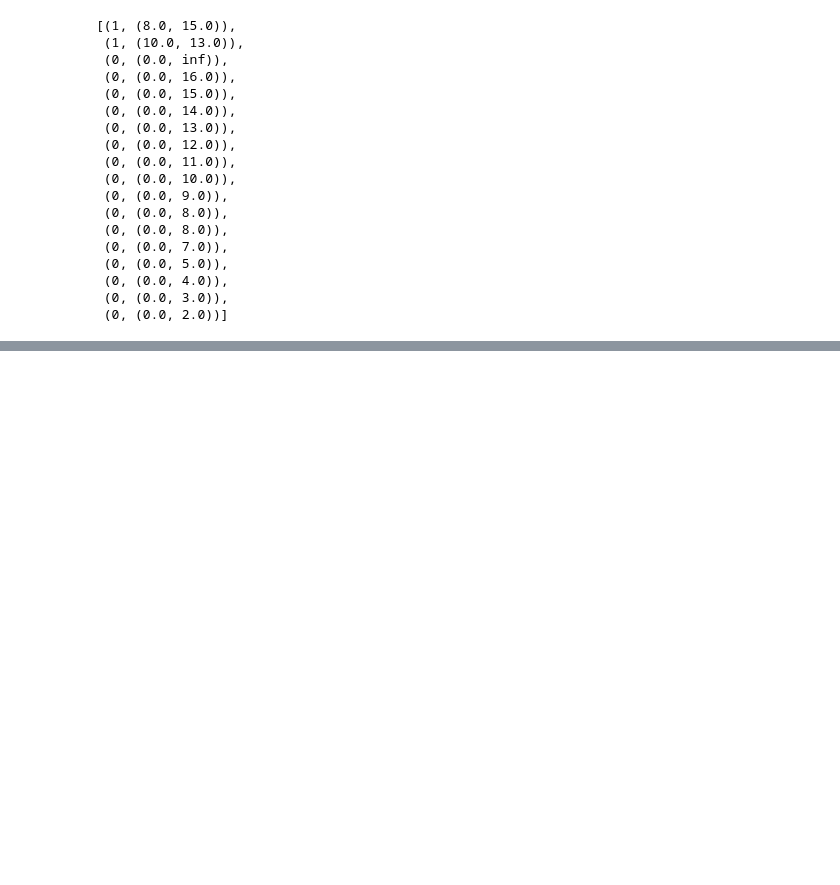
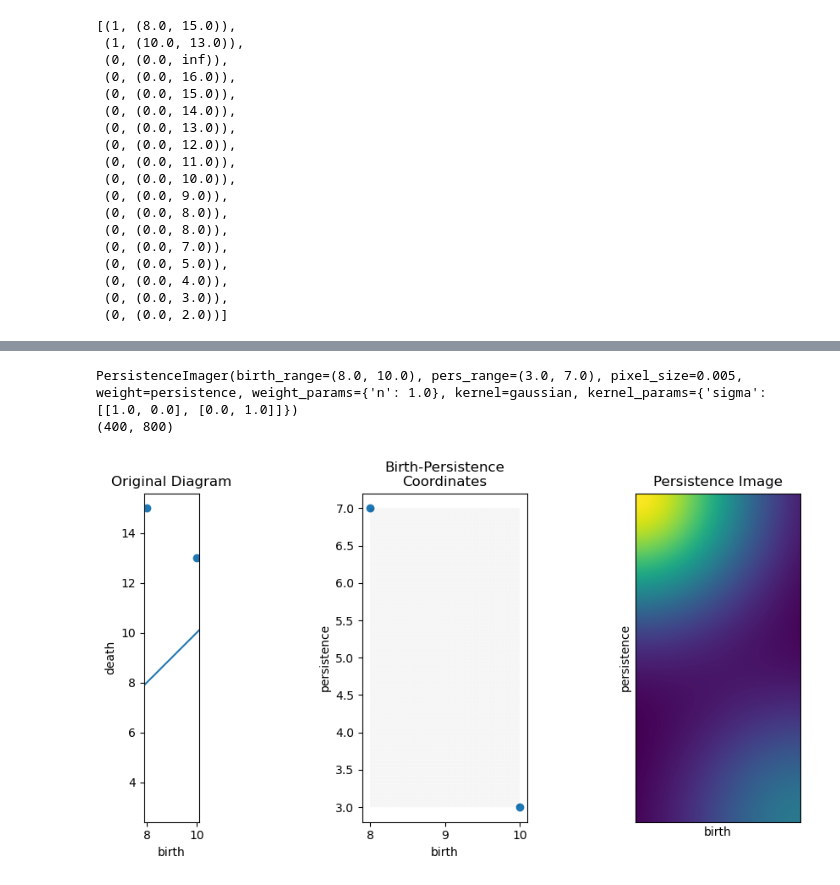
Before and after one commit to hashansl/adjacency-pattern, a Jupyter notebook: multiple_filteration_main_birth_death.ipynb, the cells around one changed output, grey strips where cells are left out. Cells and saved outputs as stored; diff of their text form; code cells hidden in the pictures; blank space fills up the shorter version.

```diff
--- a/multiple_filteration_main_birth_death.ipynb
+++ b/multiple_filteration_main_birth_death.ipynb
@@ -537,0 +604,31 @@ st.persistence()
+# %%
+pimgr = PersistenceImager(pixel_size=0.005)
+# %%
+pimgr.fit(pdgms, skew=True)
+print(pimgr)
+print(pimgr.resolution)
+# %% [output]
+PersistenceImager(birth_range=(8.0, 10.0), pers_range=(3.0, 7.0), pixel_size=0.005, weight=persistence, weight_params={'n': 1.0}, kernel=gaussian, kernel_params={'sigma': [[1.0, 0.0], [0.0, 1.0]]})
+(400, 800)
+# %%
+pimgs = pimgr.transform(pdgms, skew=True)
+# %%
+import matplotlib as mpl
+mpl.rcParams.update(mpl.rcParamsDefault)
+# %%
+# The `plot_diagram()` and `plot_image()` methods can be used to visualize persistence diagrams and images
+fig, axs = plt.subplots(1, 3, figsize=(10,5))
+
+axs[0].set_title("Original Diagram")
+pimgr.plot_diagram(pdgms, skew=False, ax=axs[0])
+
+axs[1].set_title("Birth-Persistence\nCoordinates")
+pimgr.plot_diagram(pdgms, skew=True, ax=axs[1])
+
+axs[2].set_title("Persistence Image")
+pimgr.plot_image(pimgs, ax=axs[2])
+
+plt.tight_layout()
+plt.show()
+# %% [output]
+[figure, added]
```
Also changed, not shown: parts of 9 cells of this notebook.
